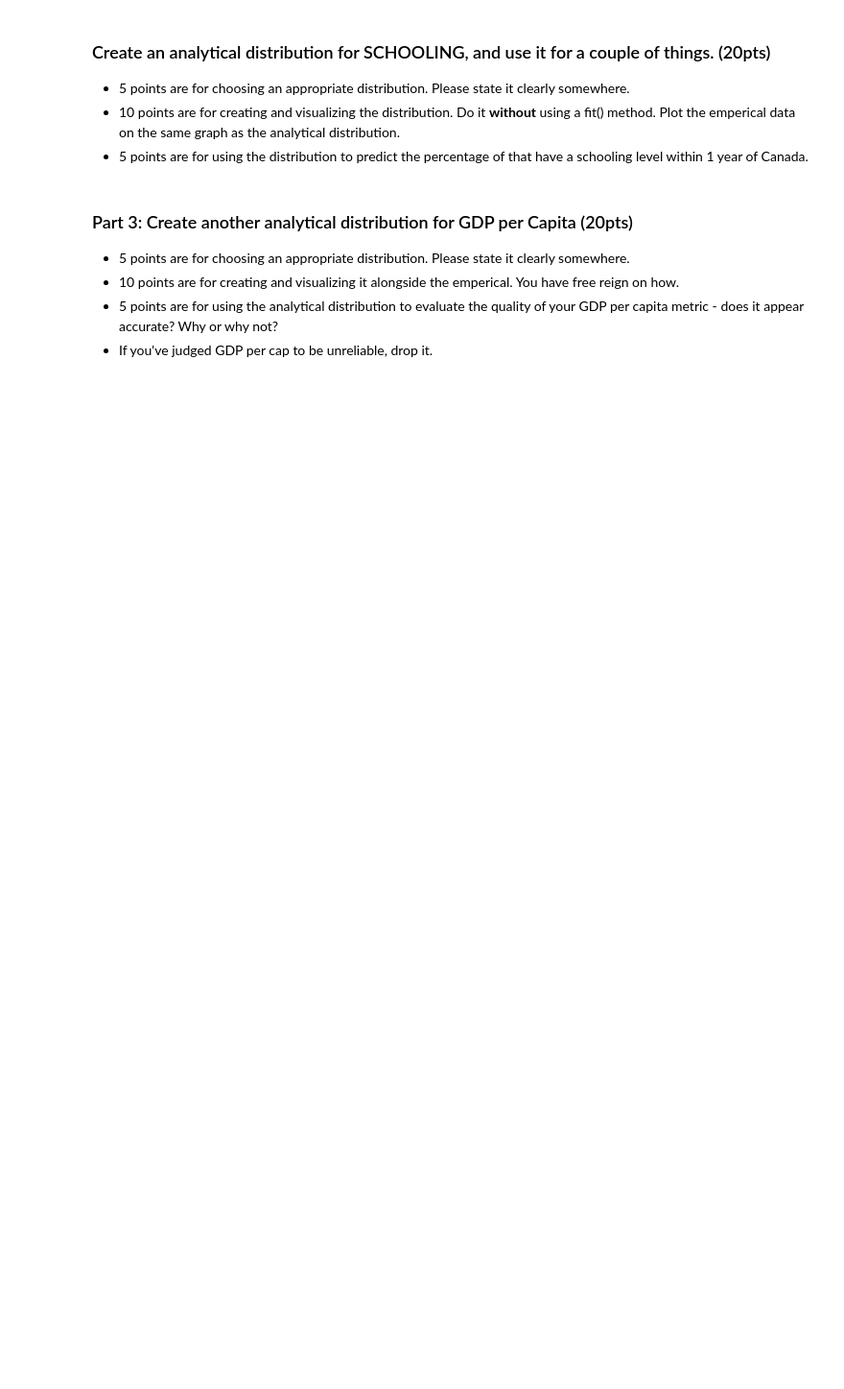
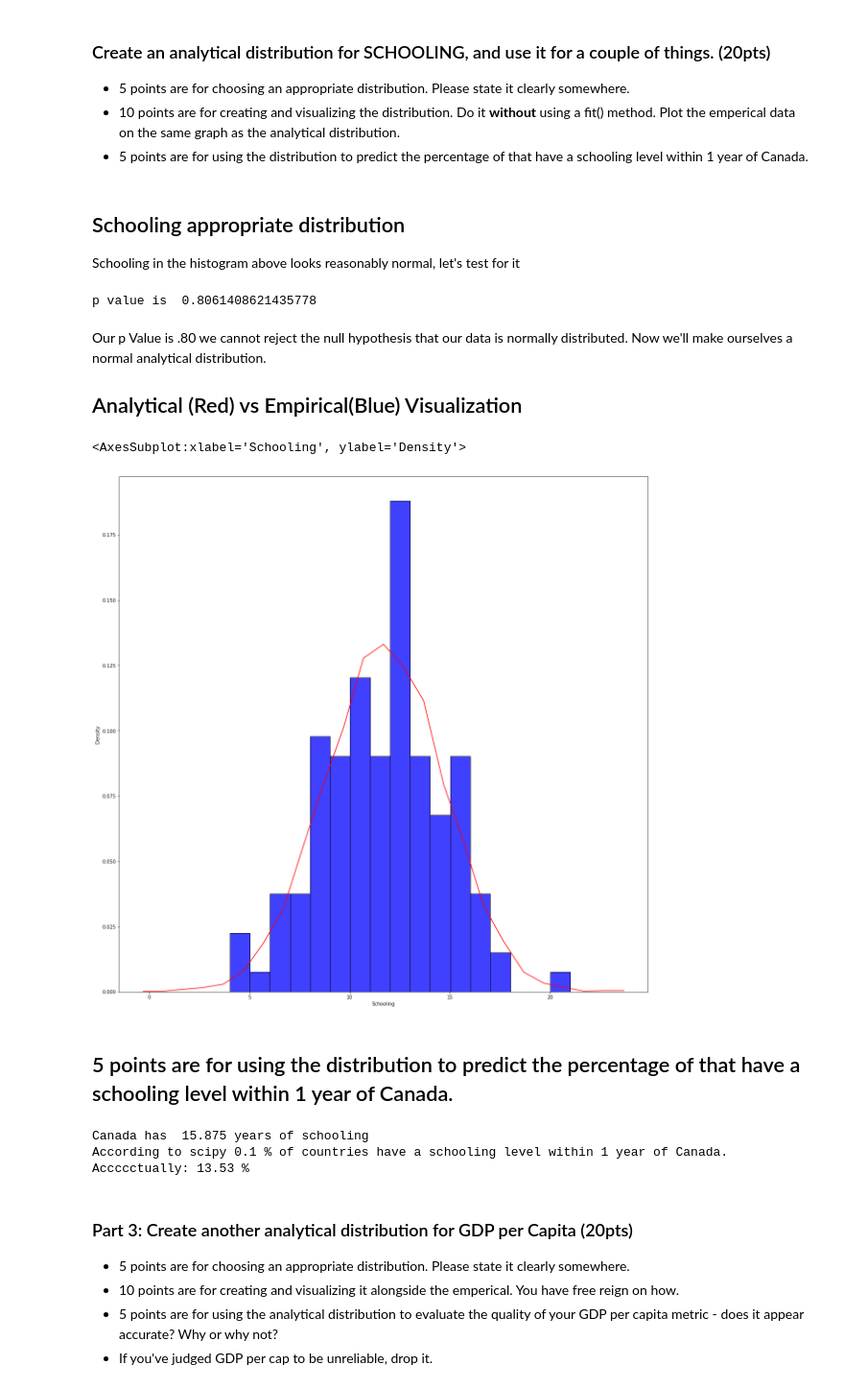
Before and after one commit to shaunmcgregor/BSIP_Assignment_2_Students, a Jupyter notebook: stats_asn_2_start.ipynb, the cells around one changed output. Shown: that part at 96% size. Cells and saved outputs as stored; diff of their text form; code cells hidden in the pictures; blank space fills up the shorter version.

```diff
--- a/stats_asn_2_start.ipynb
+++ b/stats_asn_2_start.ipynb
@@ -100,3 +100,44 @@ for i, column in enumerate(dfLE.drop(columns={"Country","isDeveloped"}).columns)
+# %% [markdown]
+## Schooling appropriate distribution
+Schooling in the histogram above looks reasonably normal, let's test for it
+# %%
+#Analytical for Schooling
+k2, p = ss.normaltest(dfLE["Schooling"])
+print("p value is ", p)
+# %% [output]
+p value is  0.8061408621435778
+# %% [markdown]
+Our p Value is .80 we cannot reject the null hypothesis that our data is normally distributed. Now we'll make ourselves a normal analytical distribution.
+## Analytical (Red) vs Empirical(Blue) Visualization
+# %%
+schoolin_mu = dfLE["Schooling"].mean()
+schoolin_sigma = dfLE["Schooling"].std()
+schoolin_normies = ss.norm(schoolin_mu,schoolin_sigma)
+sns.histplot(data=schoolin_normies.rvs(10000), binwidth=1, color="red", stat="density", element="poly", fill=False)
+sns.histplot(data=dfLE["Schooling"], binwidth=1, color="blue", stat="density")
+# %% [output]
+<AxesSubplot:xlabel='Schooling', ylabel='Density'>
+[figure, added]
+# %% [markdown]
+## 5 points are for using the distribution to predict the percentage of that have a schooling level within 1 year of Canada.
+# %%
+# What is Canada's school level?
+canIndex = dfLE.index[dfLE["Country"] == "Canada"]
+# getting the index took me way too fricking long, like should have my computer privledges revoked long
+canada_schoolin = dfLE.loc[canIndex.values[0], "Schooling"]
+print("Canada has ",canada_schoolin,"years of schooling")
+
+aroundCandaPrediction = schoolin_normies.cdf(canada_schoolin + 1) - schoolin_normies.cdf(canada_schoolin - 1)
+
+print("According to scipy",np.round(aroundCandaPrediction,2), "% of countries have a schooling level within 1 year of Canada.")
+# why did you not make it worth points to check our answer!? now I'm compelled to do it and I won't even get marks for it
+schoolEmpCdf = thinkstats2.Cdf(dfLE["Schooling"])
+aroundCanada = schoolEmpCdf.PercentileRank(canada_schoolin + 1) - schoolEmpCdf.PercentileRank(canada_schoolin - 1)
+print("Accccctually:", np.round(aroundCanada,2),"%")
+# %% [output]
+Canada has  15.875 years of schooling
+According to scipy 0.1 % of countries have a schooling level within 1 year of Canada.
+Accccctually: 13.53 %
 # %% [markdown]
 ### Part 3: Create another analytical distribution for GDP per Capita (20pts)
 
```
Also changed, not shown: parts of 9 cells of this notebook.
